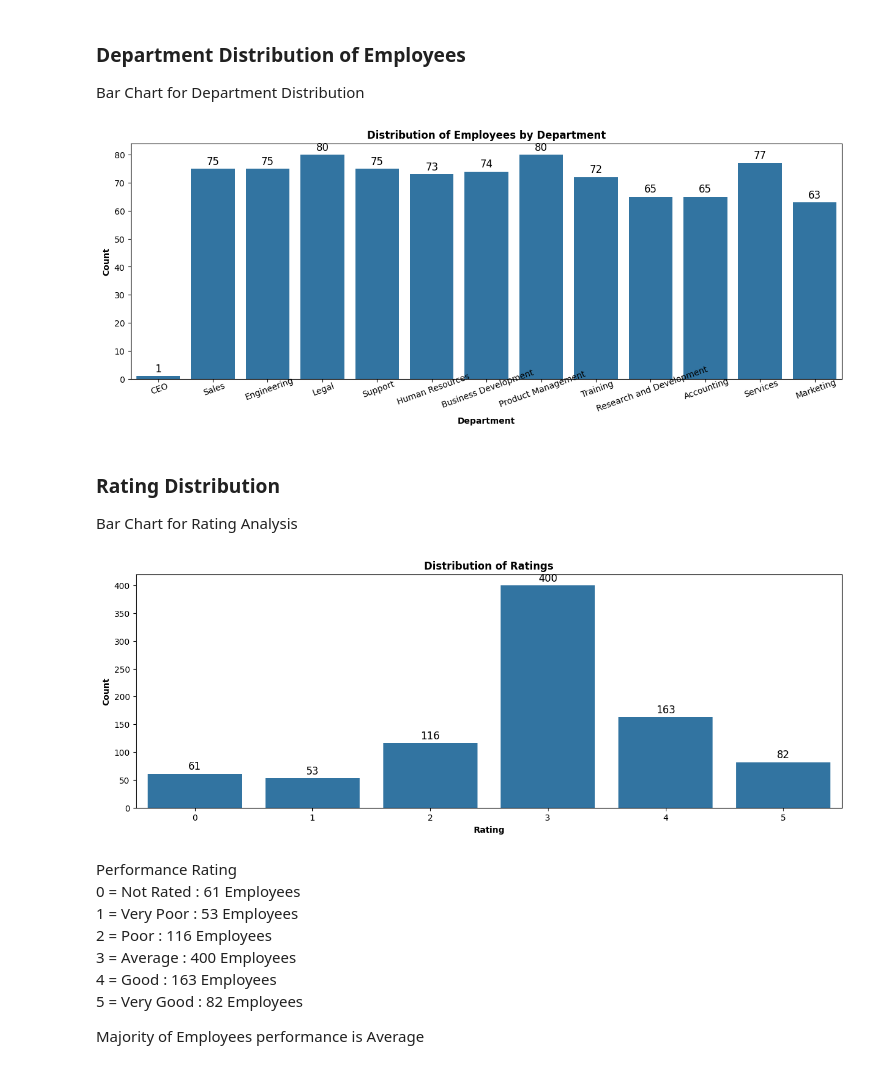
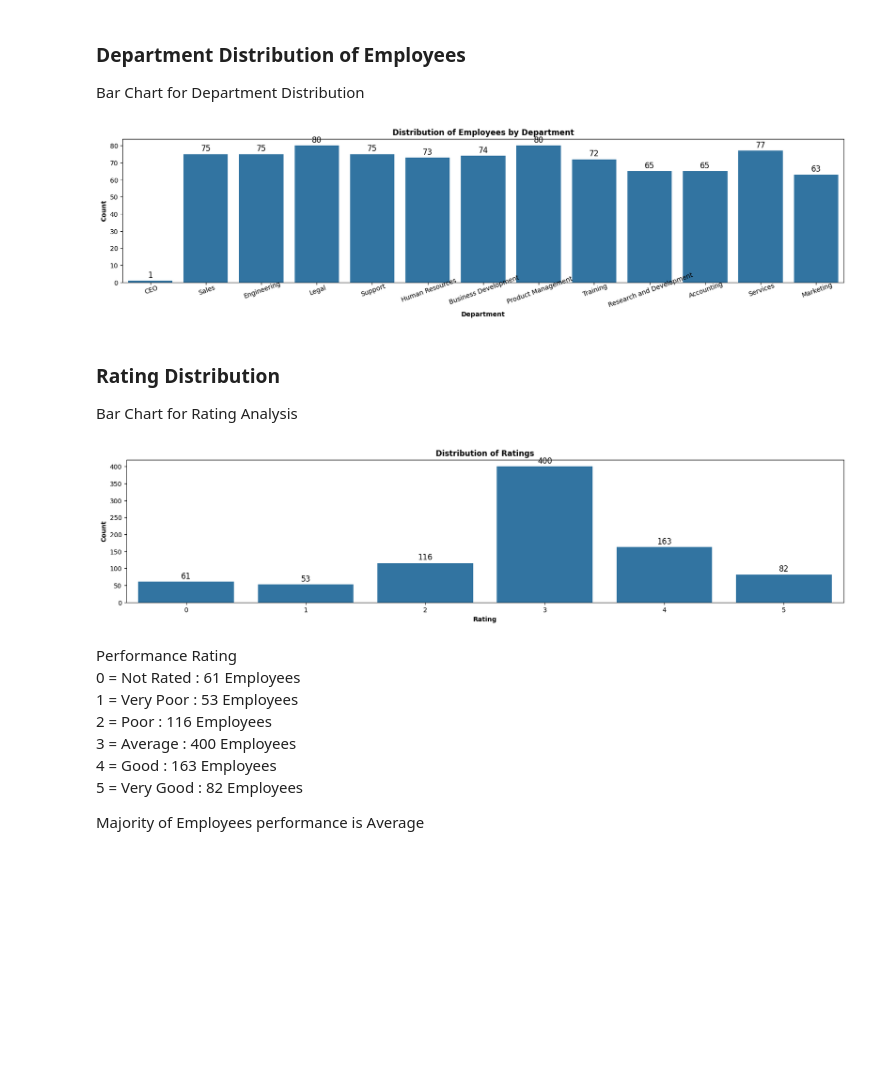
Before and after one commit to RIZWAN-VY/HR_Data_Analytics_and_Visualization, a Jupyter notebook: Employee_Data_Analysis_and_Visualization.ipynb, the cells around one changed output. Saved outputs shown, nothing was run; the diff lists cells and outputs as text; code cells hidden in the pictures; blank space fills up the shorter version.

Commit message:
Data Visualization

```diff
--- a/Employee_Data_Analysis_and_Visualization.ipynb
+++ b/Employee_Data_Analysis_and_Visualization.ipynb
@@ -28,26 +28,26 @@ Total Number of Employees : 875
 ### Department Distribution of Employees
 Bar Chart for Department Distribution
 # %%
-plt.figure(figsize=(15,5))
+plt.figure(figsize=(20,4))
 ax = sns.countplot(x='Department', data=data)
 plt.xticks(rotation=20, wrap=True)
 plt.xlabel('Department',fontweight='bold')
 plt.ylabel('Count',fontweight='bold')
 plt.title('Distribution of Employees by Department',fontweight='bold')
 
 for p in ax.patches:
     count = int(p.get_height())
     ax.annotate(f'{count}', (p.get_x() + p.get_width() / 2., p.get_height()),
                 ha='center', va='baseline', fontsize=12, color='black', xytext=(0, 5), textcoords='offset points')
 
 plt.show()
 # %% [output]
-[figure, old version]
+[figure, new version]
 # %% [markdown]
 ### Rating Distribution
 Bar Chart for Rating Analysis
 # %%
-plt.figure(figsize=(15, 5))
+plt.figure(figsize=(20, 4))
 ax = sns.countplot(x='Rating', data=data)
 plt.xlabel('Rating',fontweight='bold')
 plt.ylabel('Count',fontweight='bold')
@@ -60,7 +60,7 @@ for p in ax.patches:
 
 plt.show()
 # %% [output]
-[figure, old version]
+[figure, new version]
 # %% [markdown]
 Performance Rating
 0 = Not Rated : 61 Employees
```
Also changed, not shown: parts of 6 cells of this notebook.
